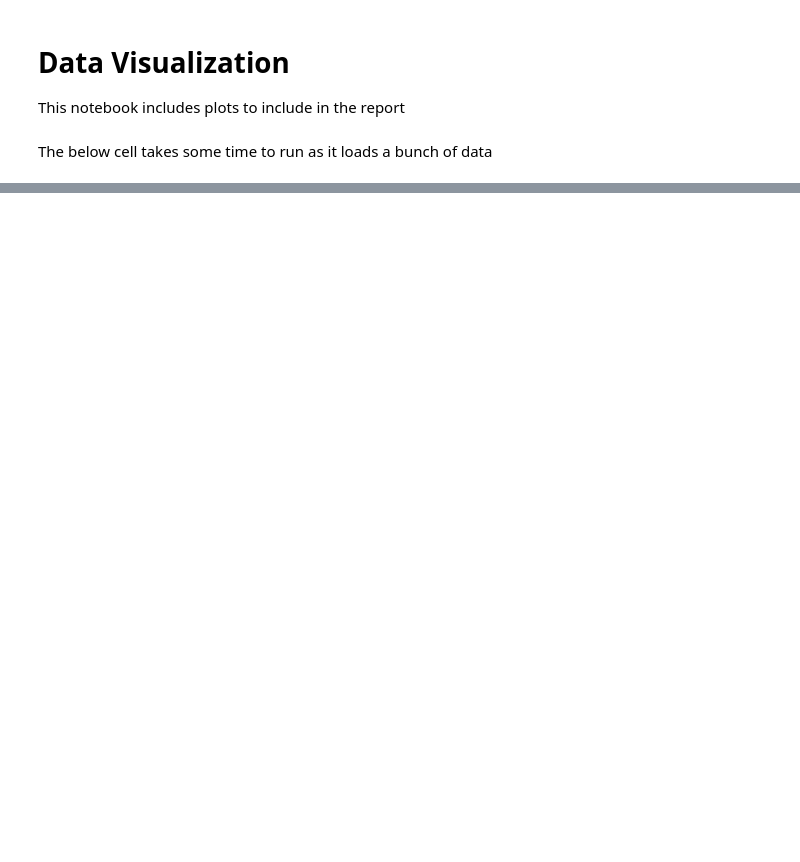
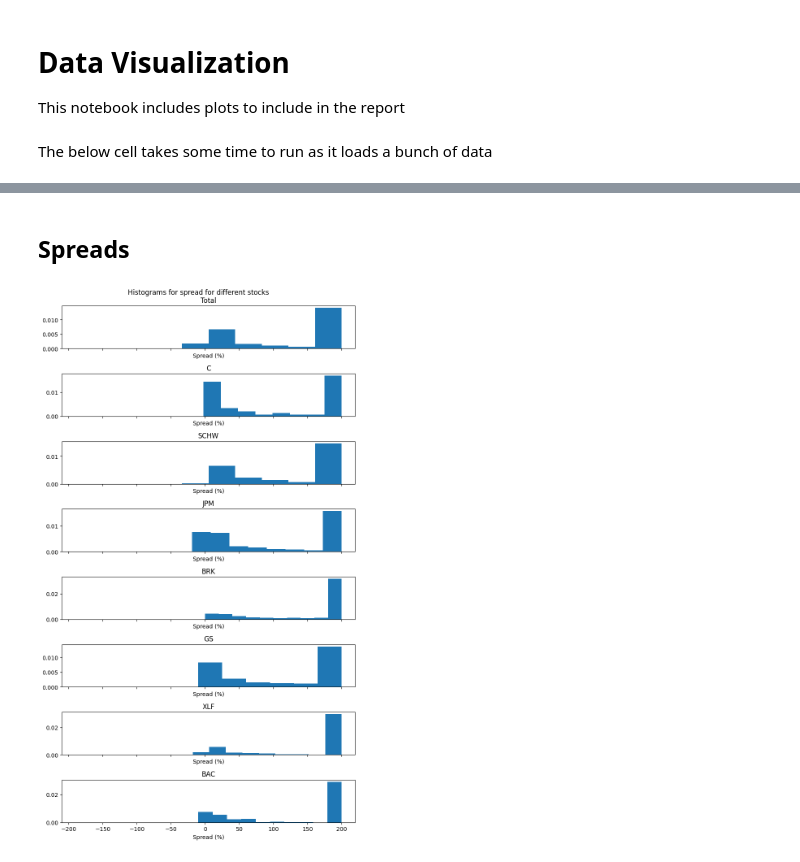
Before and after one commit to BjornThor123/Statistical_Arbitrage_Stanford_MS-E244, a Jupyter notebook: project/notebooks/data_visualization.ipynb, the cells around one changed output, grey strips where cells are left out. Saved outputs shown, nothing was run; the diff lists cells and outputs as text; code cells hidden in the pictures; blank space fills up the shorter version.

```diff
--- a/project/notebooks/data_visualization.ipynb
+++ b/project/notebooks/data_visualization.ipynb
@@ -69,0 +83,20 @@ df.nlargest(10, 'impl_volatility')[['date', 'ticker', 'impl_volatility', 'tte_da
+# %% [markdown]
+## Spreads
+# %%
+df.loc[:, 'spread_pct'] = df['spread_pct']*100
+# %%
+tickers = df.ticker.unique()
+fig, axs = plt.subplots(len(tickers) + 1, figsize=(8, 14), sharex=True)
+axs[0].hist(df.spread_pct, density=True)
+axs[0].set_title('Total')
+axs[0].set_xlabel('Spread (%)')
+for idx, ticker in enumerate(tickers):
+    axs[idx + 1].hist(df.loc[df['ticker'] == ticker, 'spread_pct'], density=True)
+    axs[idx + 1].set_title(ticker)
+    axs[idx + 1].set_xlabel('Spread (%)')
+fig.suptitle('Histograms for spread for different stocks')
+fig.tight_layout()
+plt.savefig('../plots/data_visualization/spread_pct.png')
+plt.show()
+# %% [output]
+[figure, added]
```
Also changed, not shown: parts of 8 cells of this notebook, 1 other file.
